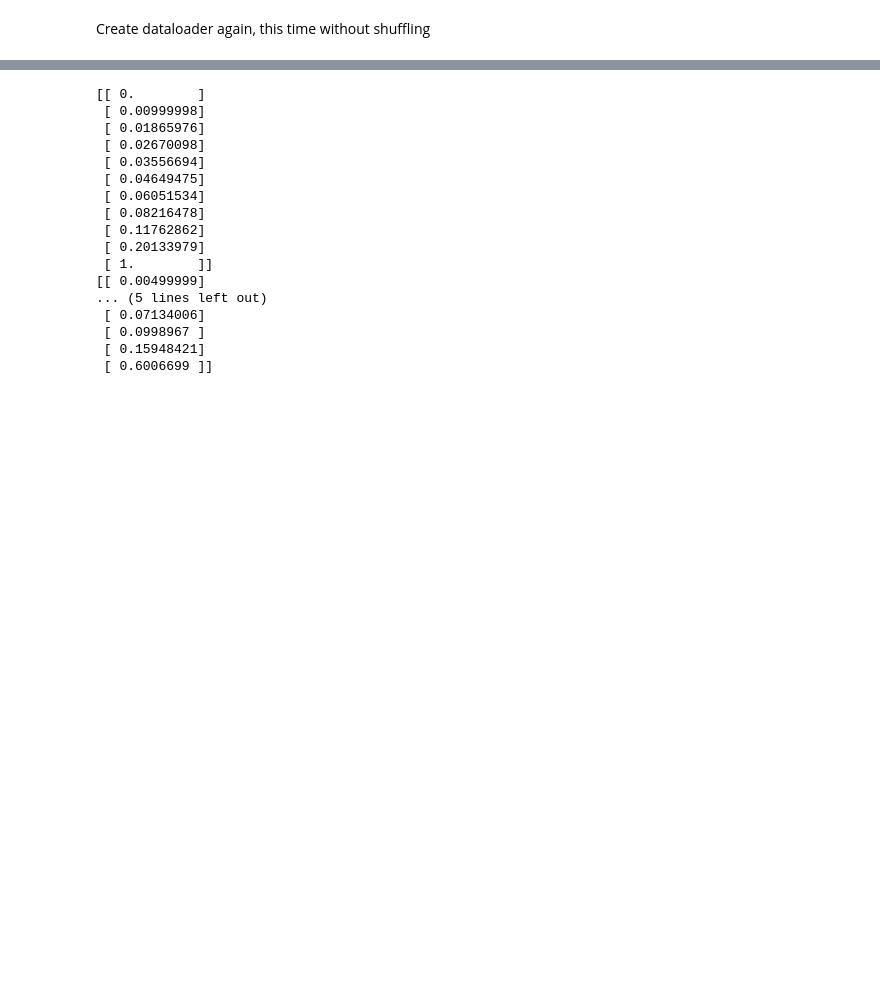
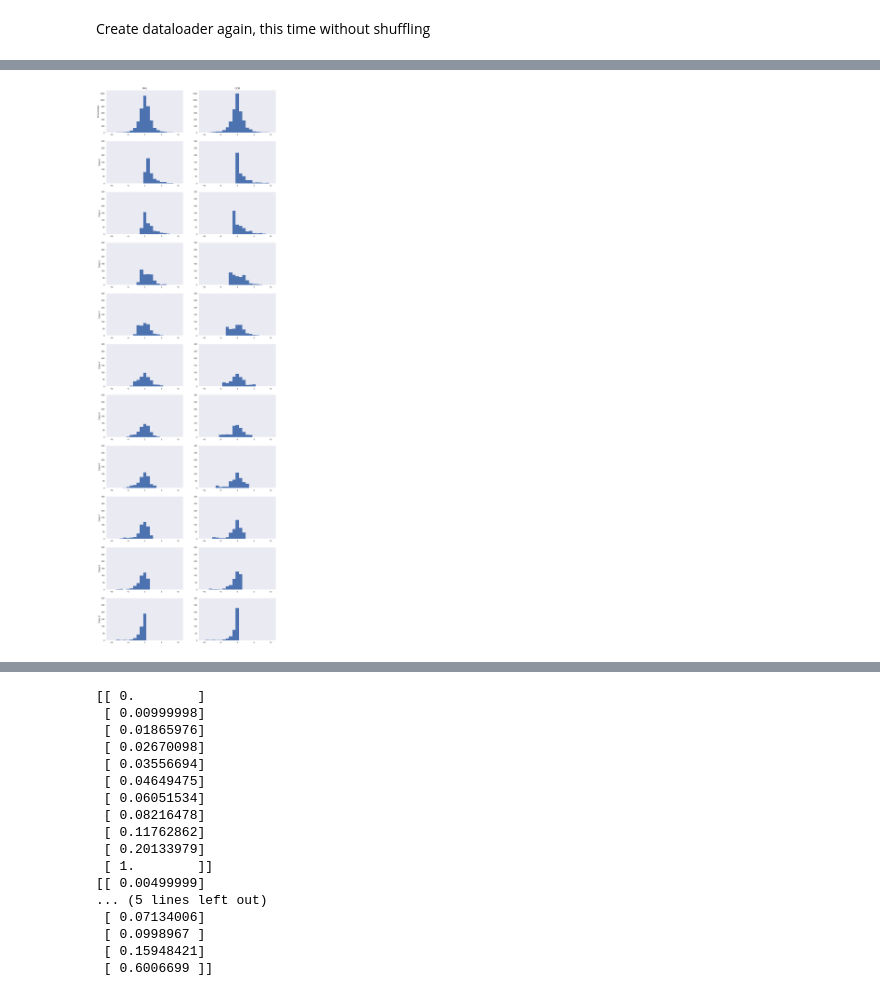
Before and after one commit to ozantezcan/Object-Counting-in-Amazon-Bin-Image-Dataset, a Jupyter notebook: Syntehtic Data.ipynb, the cells around one changed output, grey strips where cells are left out. Drawn from its saved outputs; the diff is of its cells as text; code cells hidden in the pictures; blank space fills up the shorter version.

```diff
--- a/Syntehtic Data.ipynb
+++ b/Syntehtic Data.ipynb
@@ -1023,0 +1075,32 @@ print(np.mean(np.abs(pred_test-label_test)))
+# %%
+test_err = pred_test - label_test
+fig= plt.figure(figsize=(15,50))
+plt.subplot(11,2,1)
+plt.hist(test_err, bins=[k-0.5 for k in range(-10,12)])
+plt.ylim([0,1300])
+plt.title('MAE-based loss')
+plt.ylabel('All examples')
+plt.grid()
+
+for k in range(10):
+    plt.subplot(11,2,(2*k+3))
+    plt.hist(test_err[label_test==k], bins=[k-0.5 for k in range(-10,12)])
+    plt.ylim([0,300])
+    plt.grid()
+    plt.ylabel('Class ' + str(k))
+
+
+test_err = pred_test_ccr - label_test
+plt.subplot(11,2,2)
+plt.hist(test_err, bins=[k-0.5 for k in range(-10,12)])
+plt.ylim([0,1300])
+plt.title('CCR-based loss')
+plt.grid()
+
+for k in range(10):
+    plt.subplot(11,2,(2*k+4))
+    plt.hist(test_err[label_test==k], bins=[k-0.5 for k in range(-10,12)])
+    plt.ylim([0,300])
+    plt.grid()
+# %% [output]
+[figure, added]
```
Also changed, not shown: parts of 20 cells of this notebook.
